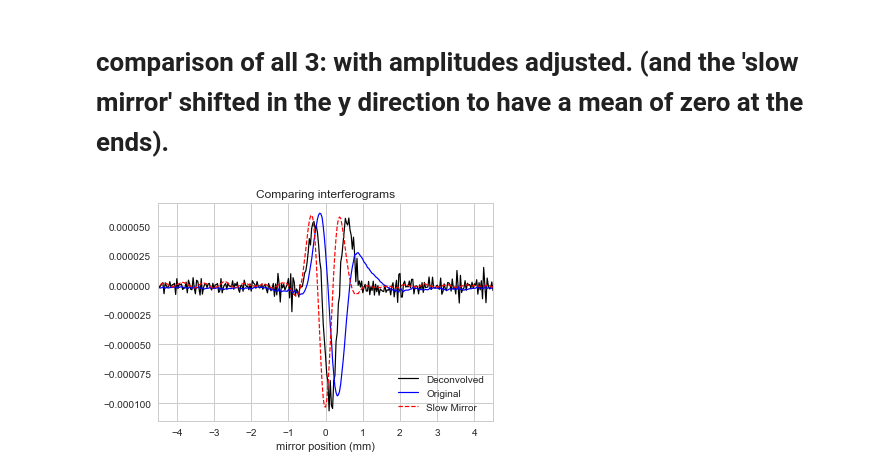
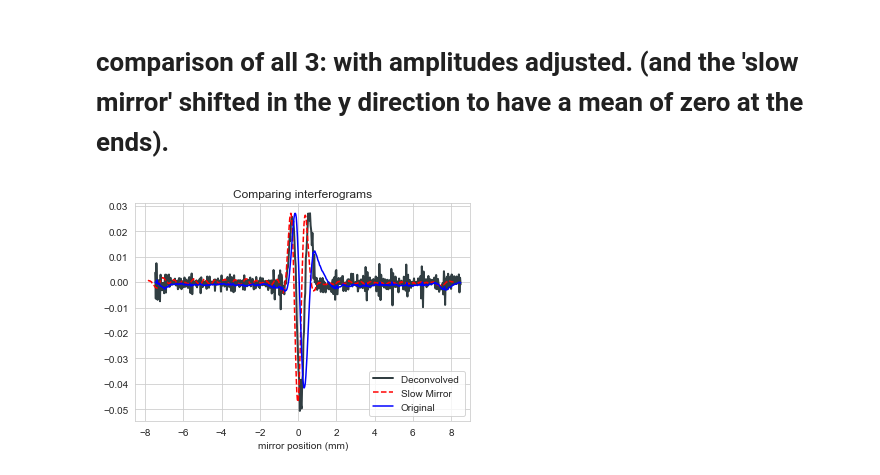
Before and after one commit to miramliu/FTS-Simulation, a Jupyter notebook: TimeConstantFit.ipynb, the cells around one changed output. Cells and saved outputs as stored; diff of their text form; code cells hidden in the pictures.

Commit message:
Updated Plot
Updated plot and changed file pathways to work

```diff
--- a/TimeConstantFit.ipynb
+++ b/TimeConstantFit.ipynb
@@ -28,7 +28,7 @@ sns.set_style("whitegrid")
 # %%
 #with open('../../data/raw_data/20170615_1729_30mms_reference.pkl', 'rb') as f:
     #d = pickle.load(f, encoding='latin1')
-with open('/PreviousRuns/20170615_1729_30mms_reference.pkl', 'rb') as f:
+with open('PreviousRuns/20170615_1729_30mms_reference.pkl', 'rb') as f:
     d = pickle.load(f, encoding='latin1')
 i = 9
 Nsize = 2**i
@@ -146,7 +146,7 @@ pl.show()
 # %%
 #with open('../../data/raw_data/20160921_1724_20160921_10mms_new_fts_all_band.pkl', 'rb') as f:
     #d = pickle.load(f, encoding='latin1')
-with open('/PreviousRuns/20160921_1724_20160921_10mms_new_fts_all_band.pkl', 'rb') as f:
+with open('PreviousRuns/20160921_1724_20160921_10mms_new_fts_all_band.pkl', 'rb') as f:
     d = pickle.load(f, encoding='latin1')
 i = 9
 Nsize = 2**i
@@ -191,14 +198,15 @@ pl.show()
 # comparison of all 3: with amplitudes adjusted. (and the 'slow mirror' shifted in the y direction to have a mean of zero at the ends).
 # %%
 #t3 = np.linspace(-.055,.075,212)
-pl.plot(ddd[90:-90],yint[90:-90], label = 'Deconvolved',color = 'black',linewidth=1.2)
-pl.plot(ddd[90:-90],D[90:-90]*.0019,label = 'Original', color = 'blue',linewidth=1.2)
-pl.plot(ddd2[90:-90],D2[90:-90]*.0022-0.00195*.0022,linestyle = '--',label = 'Slow Mirror',color = 'r',linewidth=1.2)
+D3 = D2-0.00195 #shift to zero
+pl.plot(ddd,yint*(max(D3)/max(yint)), label = 'Deconvolved ',linewidth=2)
+pl.plot(ddd2,D3,linestyle = '--',label = 'Slow Mirror',color = 'r',linewidth=1.5)
+pl.plot(ddd,D*(max(D3)/max(D)),label = 'Original', color = 'blue',linewidth=1.5)
 pl.title('Comparing interferograms')
 pl.legend(loc = 'lower right')
 #pl.savefig('DeconvolvedInterferograms.png',dpi = 1000)
 pl.xlabel('mirror position (mm)')
-pl.xlim(-4.5,4.5)
+pl.xlim(-8.5,9)
 pl.show()
 # %% [output]
-[figure, old version]
+[figure, new version]
```
Also changed, not shown: parts of 5 cells of this notebook.
